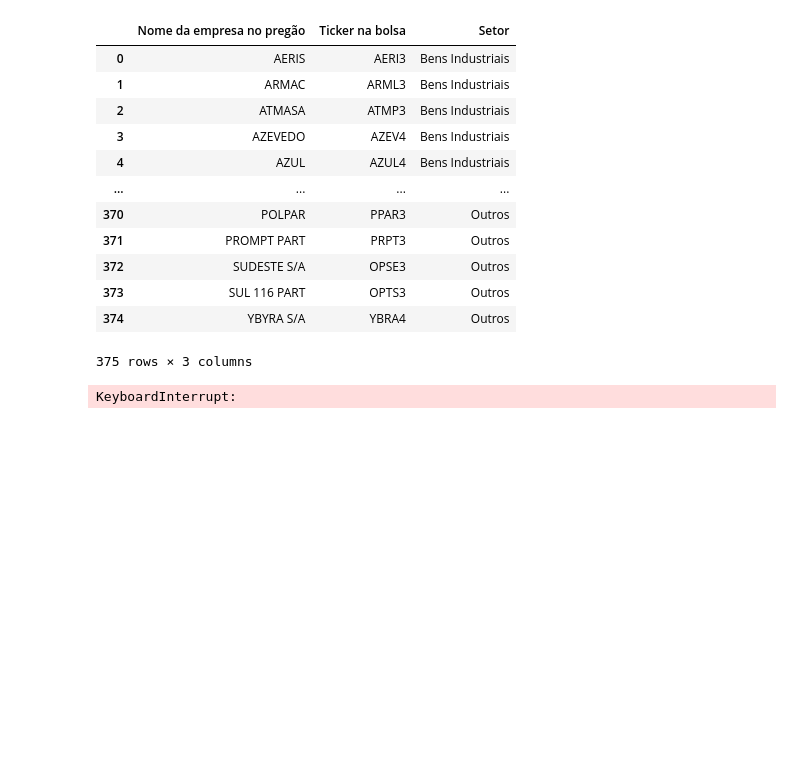
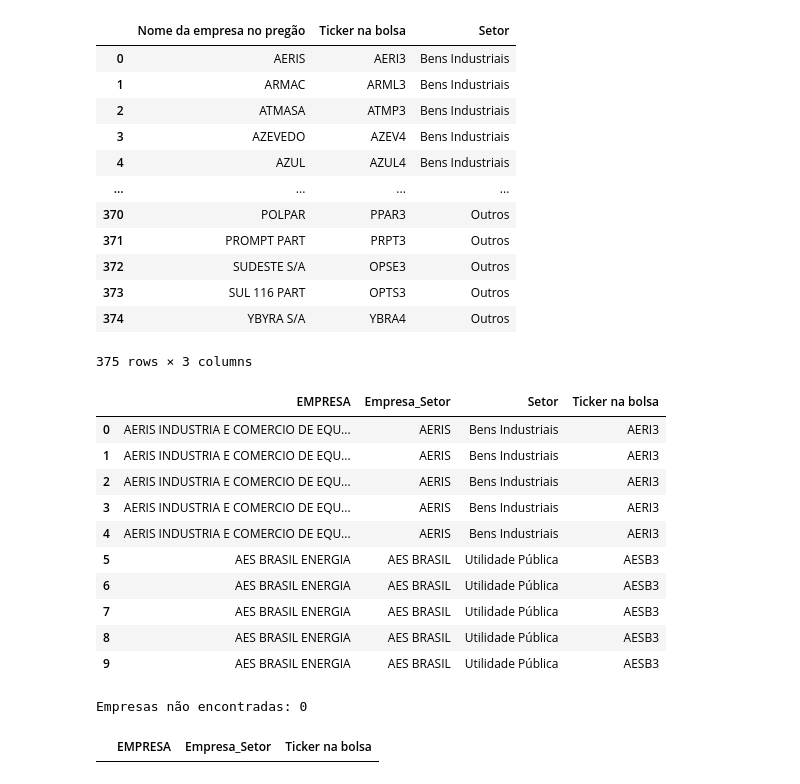
Before and after one commit to meduardajustino/Covenants-Contabeis, a Jupyter notebook: Análise Covenants.ipynb, the cells around one changed output. Drawn from its saved outputs; the diff is of its cells as text; code cells hidden in the pictures; blank space fills up the shorter version.

```diff
--- a/Análise Covenants.ipynb
+++ b/Análise Covenants.ipynb
@@ -193,38 +192,57 @@ df_empresas_setores
 | 374 | YBYRA S/A | YBRA4 | Outros |
 375 rows × 3 columns
 # %%
-df = covenants.drop(columns=['Limite'])
+df = covenants.copy()
 
 df["EMPRESA"] = df["EMPRESA"].str.strip().str.upper()
 df_empresas_setores["Nome da empresa no pregão"] = df_empresas_setores["Nome da empresa no pregão"].str.strip().str.upper()
 
 def match_nome(nome, lista_nomes, threshold=60):
     melhor_match = process.extractOne(nome, lista_nomes, scorer=fuzz.partial_ratio)
     if melhor_match and melhor_match[1] >= threshold:
         return melhor_match[0]
     return None
 
 
 # Aplica o fuzzy match e salva em nova coluna
 with ThreadPoolExecutor() as executor:
     resultados = list(executor.map(lambda x: match_nome(x, lista_nomes), df["EMPRESA"]))
 df['Empresa_Setor'] = resultados
+
+# Remove espaços e caracteres invisíveis como \xa0 de ambas as colunas usadas no merge
+df['Empresa_Setor'] = df['Empresa_Setor'].str.strip().str.replace('\xa0', '', regex=False).str.upper()
+df_empresas_setores["Nome da empresa no pregão"] = df_empresas_setores["Nome da empresa no pregão"].str.strip().str.replace('\xa0', '', regex=False).str.upper()
+
+colunas_adicionais = ["Ticker na bolsa", "Setor"]
+
 # Faz merge usando a coluna ajustada
 df_merged = pd.merge(
     df,
-    df_empresas_setores,
+    df_empresas_setores[["Nome da empresa no pregão"] + colunas_adicionais],
     left_on="Empresa_Setor",
     right_on="Nome da empresa no pregão",
     how="left"
 )
 
 # Exporta e mostra os dados
-
 df_merged.to_excel("empresas_merge_final.xlsx", index=False)
-display(df_merged[["EMPRESA", "Empresa_Setor", "Setor"]].head(10))
+display(df_merged[["EMPRESA", "Empresa_Setor", "Setor", "Ticker na bolsa"]].head(10))
 # %% [output]
-KeyboardInterrupt:
+|  | EMPRESA | Empresa_Setor | Setor | Ticker na bolsa |
+| 0 | AERIS INDUSTRIA E COMERCIO DE EQU... | AERIS | Bens Industriais | AERI3 |
+| 1 | AERIS INDUSTRIA E COMERCIO DE EQU... | AERIS | Bens Industriais | AERI3 |
+| 2 | AERIS INDUSTRIA E COMERCIO DE EQU... | AERIS | Bens Industriais | AERI3 |
+| 3 | AERIS INDUSTRIA E COMERCIO DE EQU... | AERIS | Bens Industriais | AERI3 |
+| 4 | AERIS INDUSTRIA E COMERCIO DE EQU... | AERIS | Bens Industriais | AERI3 |
+| 5 | AES BRASIL ENERGIA | AES BRASIL | Utilidade Pública | AESB3 |
+| 6 | AES BRASIL ENERGIA | AES BRASIL | Utilidade Pública | AESB3 |
+| 7 | AES BRASIL ENERGIA | AES BRASIL | Utilidade Pública | AESB3 |
+| 8 | AES BRASIL ENERGIA | AES BRASIL | Utilidade Pública | AESB3 |
+| 9 | AES BRASIL ENERGIA | AES BRASIL | Utilidade Pública | AESB3 |
 # %%
-nao_encontradas = df_merged[df_merged["Setor"].isna()][["EMPRESA", "Nome ajustado"]].drop_duplicates()
+nao_encontradas = df_merged[df_merged["Setor"].isna()][["EMPRESA", "Empresa_Setor", "Ticker na bolsa"]].drop_duplicates()
 print("Empresas não encontradas:", nao_encontradas.shape[0])
 display(nao_encontradas.head(10))
+# %% [output]
+Empresas não encontradas: 0
+|  | EMPRESA | Empresa_Setor | Ticker na bolsa |
```
Also changed, not shown: parts of 10 cells of this notebook, 1 other file.
